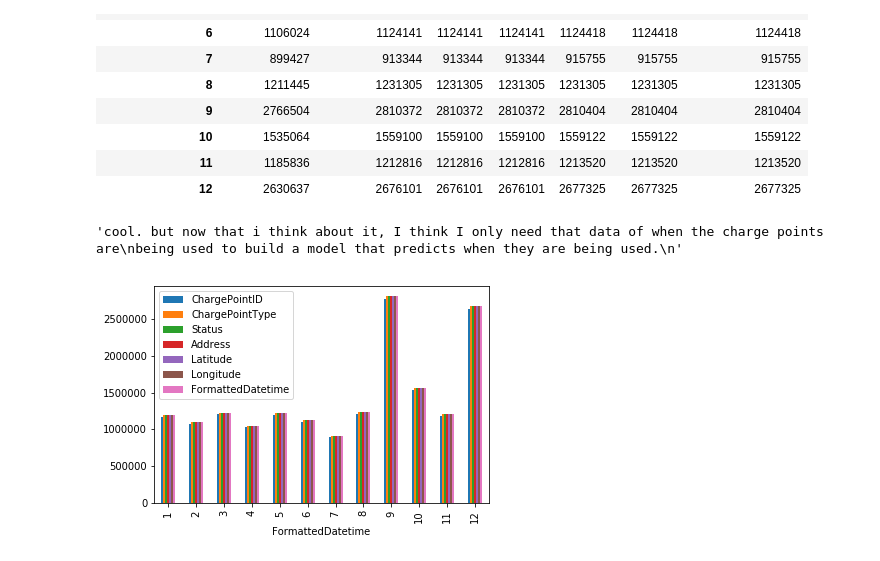
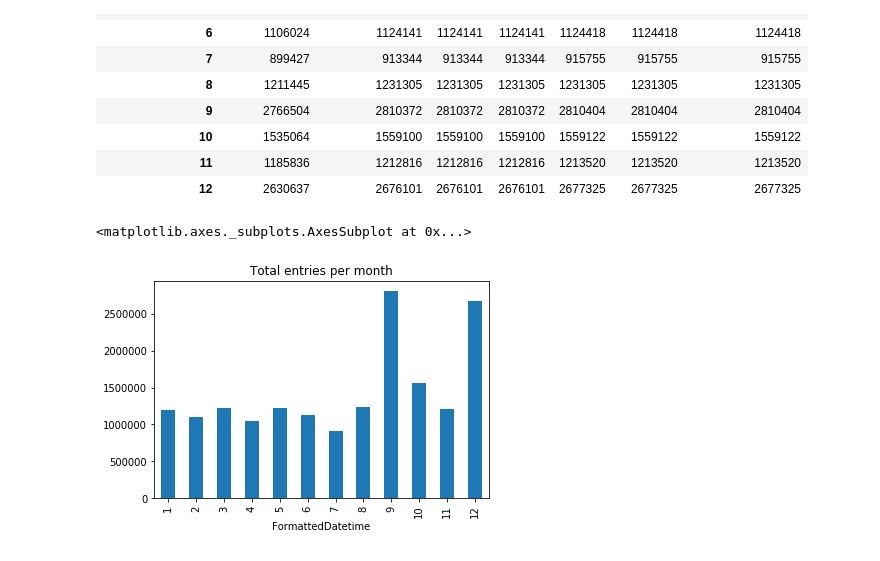
Before and after one commit to slimtomatillo/irish_EV_charger_status, a Jupyter notebook: irish_EV_charging_data.ipynb, the cells around one changed output. Saved outputs shown, nothing was run; the diff lists cells and outputs as text; code cells hidden in the pictures.

```diff
--- a/irish_EV_charging_data.ipynb
+++ b/irish_EV_charging_data.ipynb
@@ -409,15 +414,11 @@ full_data.groupby([full_data.FormattedDatetime.dt.month]).count()
 | 11 | 1185836 | 1212816 | 1212816 | 1212816 | 1213520 | 1213520 | 1213520 |
 | 12 | 2630637 | 2676101 | 2676101 | 2676101 | 2677325 | 2677325 | 2677325 |
 # %%
-"""we need to find out how many entries there should be for each particular day,
+"""I need to find out how many entries there should be for each particular day,
 and the difference between that and the actual number represents when the status is 'available'
 """
 
-full_data.groupby([full_data.FormattedDatetime.dt.month]).count().plot(kind='bar')
-
-"""cool. but now that i think about it, I think I only need that data of when the charge points are
-being used to build a model that predicts when they are being used.
-"""
+full_data.groupby([full_data.FormattedDatetime.dt.month])['Status'].count().plot(kind='bar', title='Total entries per month')
 # %% [output]
-'cool. but now that i think about it, I think I only need that data of when the charge points are\nbeing used to build a model that predicts when they are being used.\n'
+<matplotlib.axes._subplots.AxesSubplot at 0x...>
-[figure, old version]
+[figure, new version]
```
Also changed, not shown: parts of 169 cells of this notebook.
